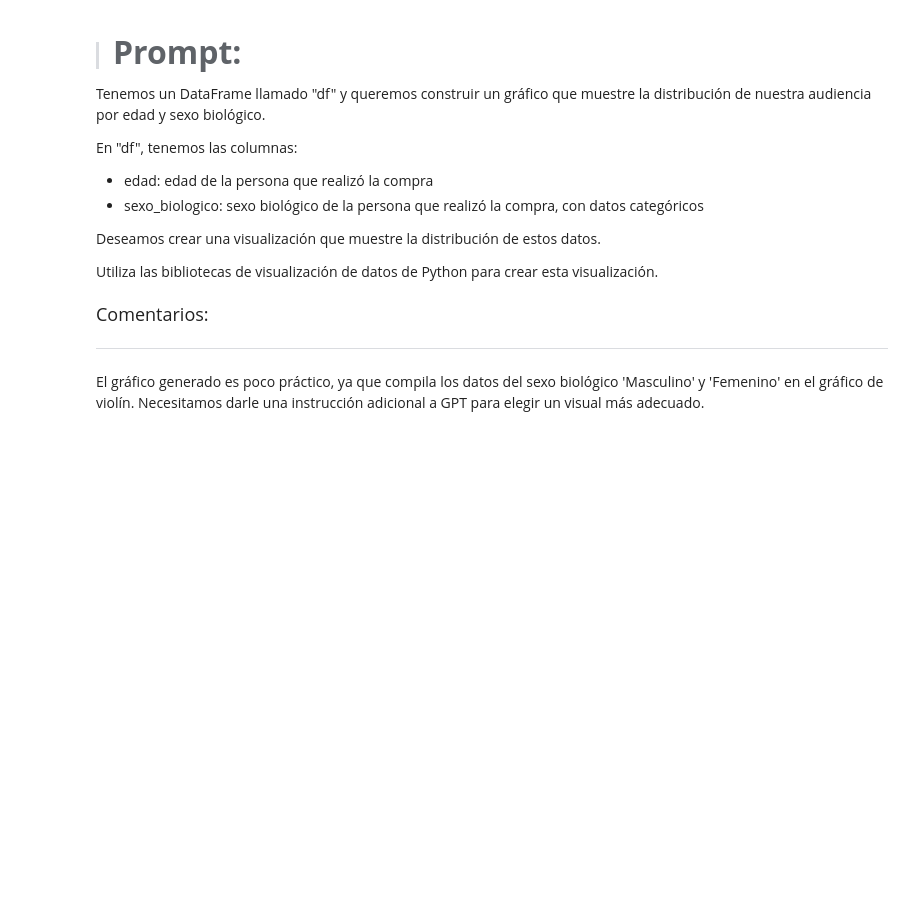
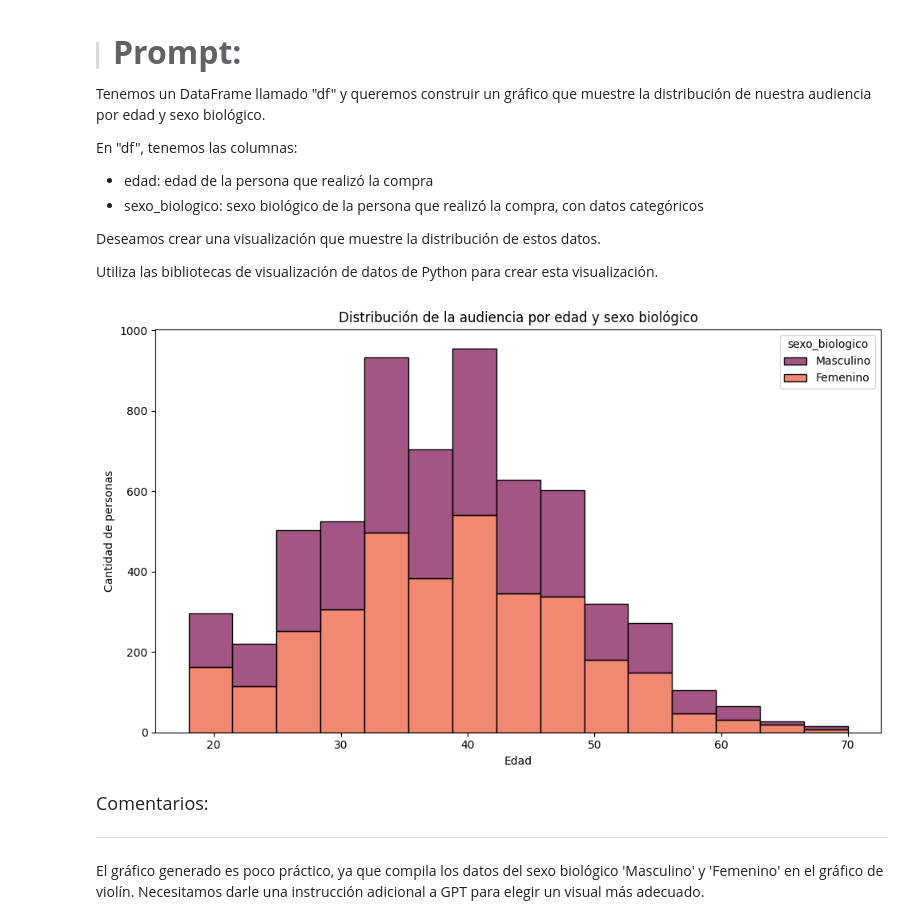
Before and after one commit to betorockers/DataScience_AluraLatam, a Jupyter notebook: 3-ETL/6-IA_aplicada_a_la_ciencia_de_datos/IA_aplicada_a_ciencia_de_datos.ipynb, the cells around one changed output. Drawn from its saved outputs; the diff is of its cells as text; code cells hidden in the pictures; blank space fills up the shorter version.

```diff
--- a/3-ETL/6-IA_aplicada_a_la_ciencia_de_datos/IA_aplicada_a_ciencia_de_datos.ipynb
+++ b/3-ETL/6-IA_aplicada_a_la_ciencia_de_datos/IA_aplicada_a_ciencia_de_datos.ipynb
@@ -818,6 +824,16 @@ En "df", tenemos las columnas:
 Deseamos crear una visualización que muestre la distribución de estos datos.
 
 Utiliza las bibliotecas de visualización de datos de Python para crear esta visualización.
+# %%
+plt.figure(figsize=(10,6))
+sns.histplot(data=df_unido, x='edad', hue='sexo_biologico', multiple='stack', bins=15, palette="rocket")
+plt.title('Distribución de la audiencia por edad y sexo biológico')
+plt.xlabel('Edad')
+plt.ylabel('Cantidad de personas')
+plt.tight_layout()
+plt.show()
+# %% [output]
+[figure, added]
 # %% [markdown]
 <font color="7b71ff" size=4> Comentarios: </font>
 
```
Also changed, not shown: parts of 29 cells of this notebook, 10 other files.
